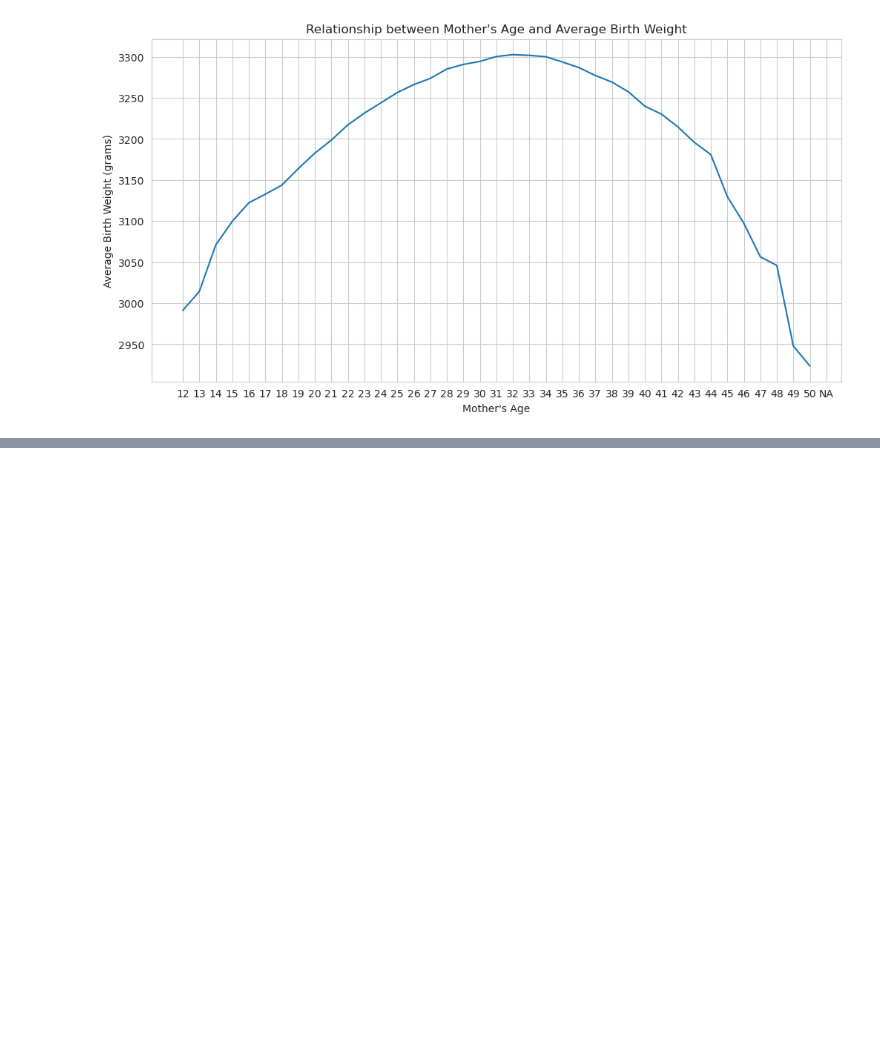
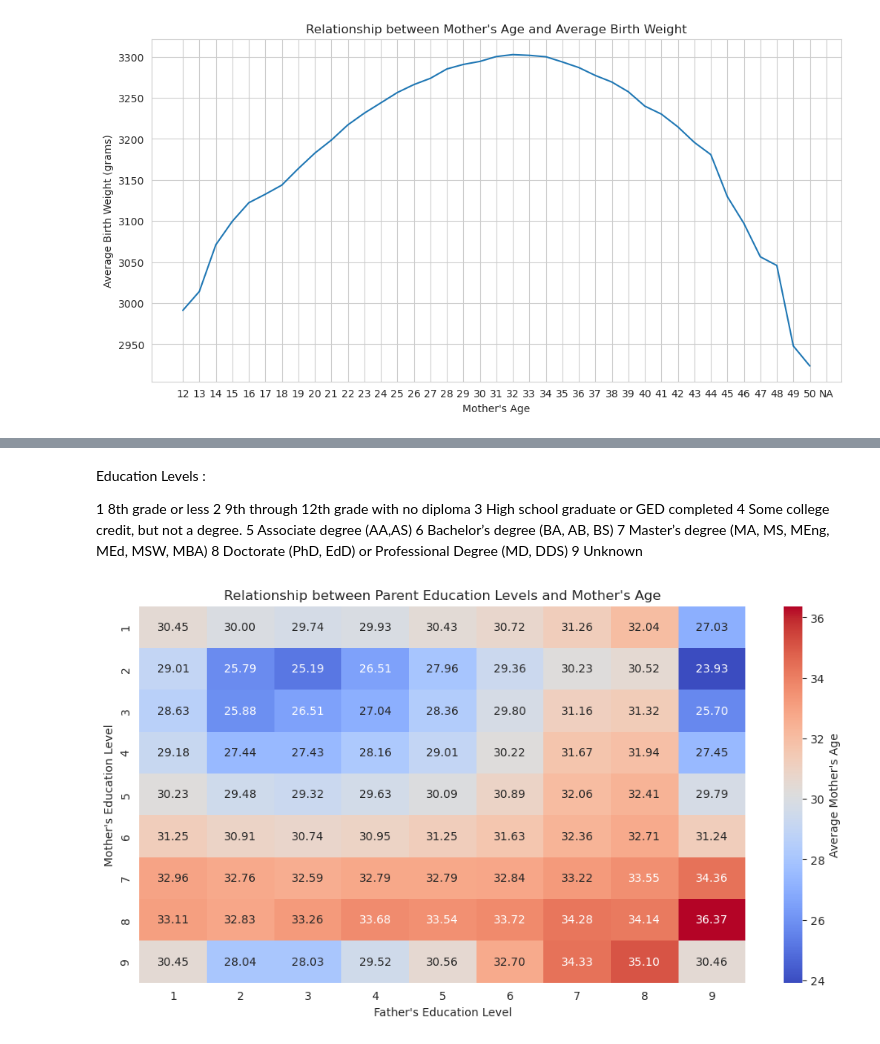
Before and after one commit to azeybey/birth_data_analysis, a Jupyter notebook: Birth_Data_NoteBook.ipynb, the cells around one changed output, grey strips where cells are left out. Cells and saved outputs as stored; diff of their text form; code cells hidden in the pictures; blank space fills up the shorter version.

```diff
--- a/Birth_Data_NoteBook.ipynb
+++ b/Birth_Data_NoteBook.ipynb
@@ -200,3 +199,10 @@ plt.ylabel("Average Birth Weight (grams)")
 plt.show()
 # %% [output]
 [figure]
+# %%
+grouped_data = data_table.groupBy("MEDUC", "FEDUC") \
+                          .agg(mean(col("MAGER")).alias("AVG_MOTHER_AGE"))
+
+# Sort the data by mother's and father's education levels
+grouped_data = grouped_data.sort("MEDUC", "FEDUC")
+grouped_data.show()
@@ -202,0 +228,32 @@ plt.show()
+# %% [markdown]
+Education Levels :
+
+1 8th grade or less
+2 9th through 12th grade with no diploma
+3 High school graduate or GED completed
+4 Some college credit, but not a degree.
+5 Associate degree (AA,AS)
+6 Bachelor’s degree (BA, AB, BS)
+7 Master’s degree (MA, MS, MEng, MEd, MSW, MBA)
+8 Doctorate (PhD, EdD) or Professional Degree (MD, DDS)
+9 Unknown
+# %%
+
+# Convert the Spark DataFrame to a Pandas DataFrame
+grouped_data_pd = grouped_data.toPandas()
+
+# Create a pivot table with MEDUC and FEDUC as indexes and AVG_MOTHER_AGE as values
+pivot_table = grouped_data_pd.pivot_table(index="MEDUC", columns="FEDUC", values="AVG_MOTHER_AGE")
+
+# Set the plot style
+sns.set_style("whitegrid")
+
+# Plot the heatmap
+plt.figure(figsize=(12, 6))
+sns.heatmap(pivot_table, annot=True, fmt=".2f", cmap="coolwarm", cbar_kws={"label": "Average Mother's Age"})
+plt.title("Relationship between Parent Education Levels and Mother's Age")
+plt.xlabel("Father's Education Level")
+plt.ylabel("Mother's Education Level")
+plt.show()
+# %% [output]
+[figure, added]
```
Also changed, not shown: parts of 4 cells of this notebook, 1 other file.
